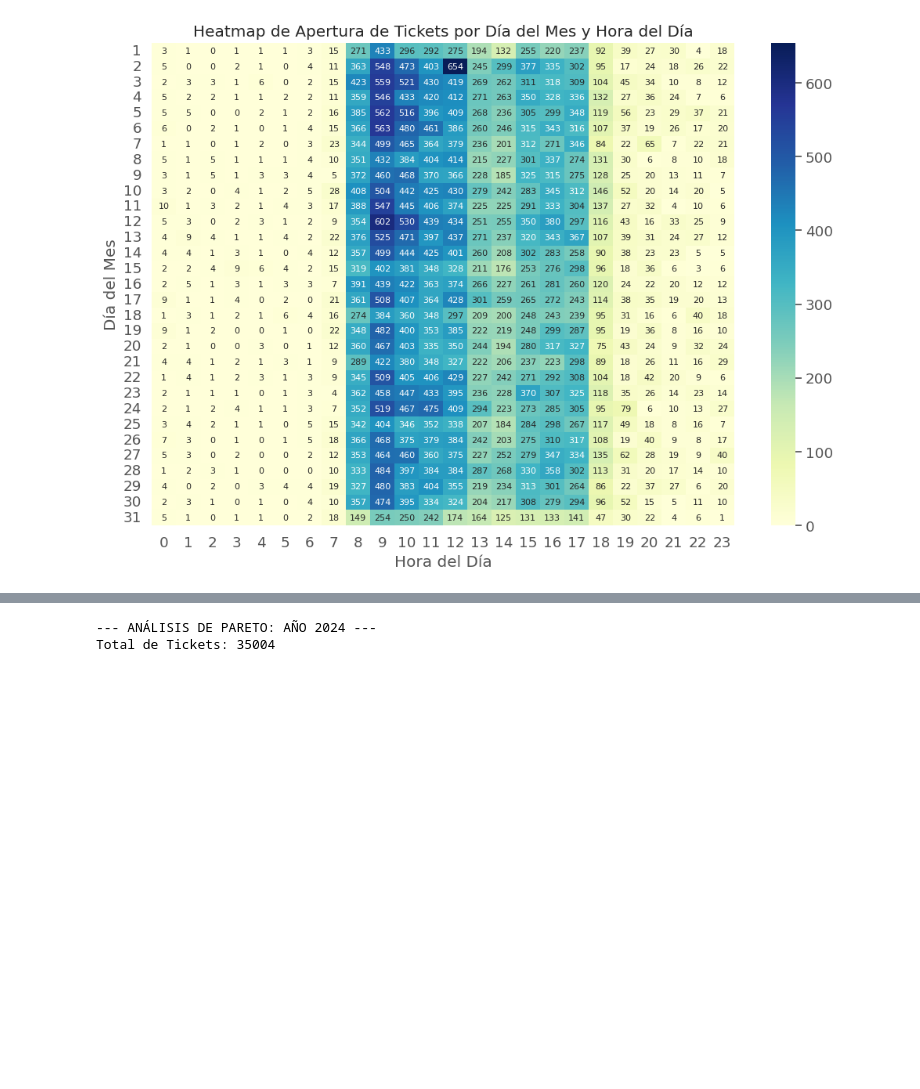
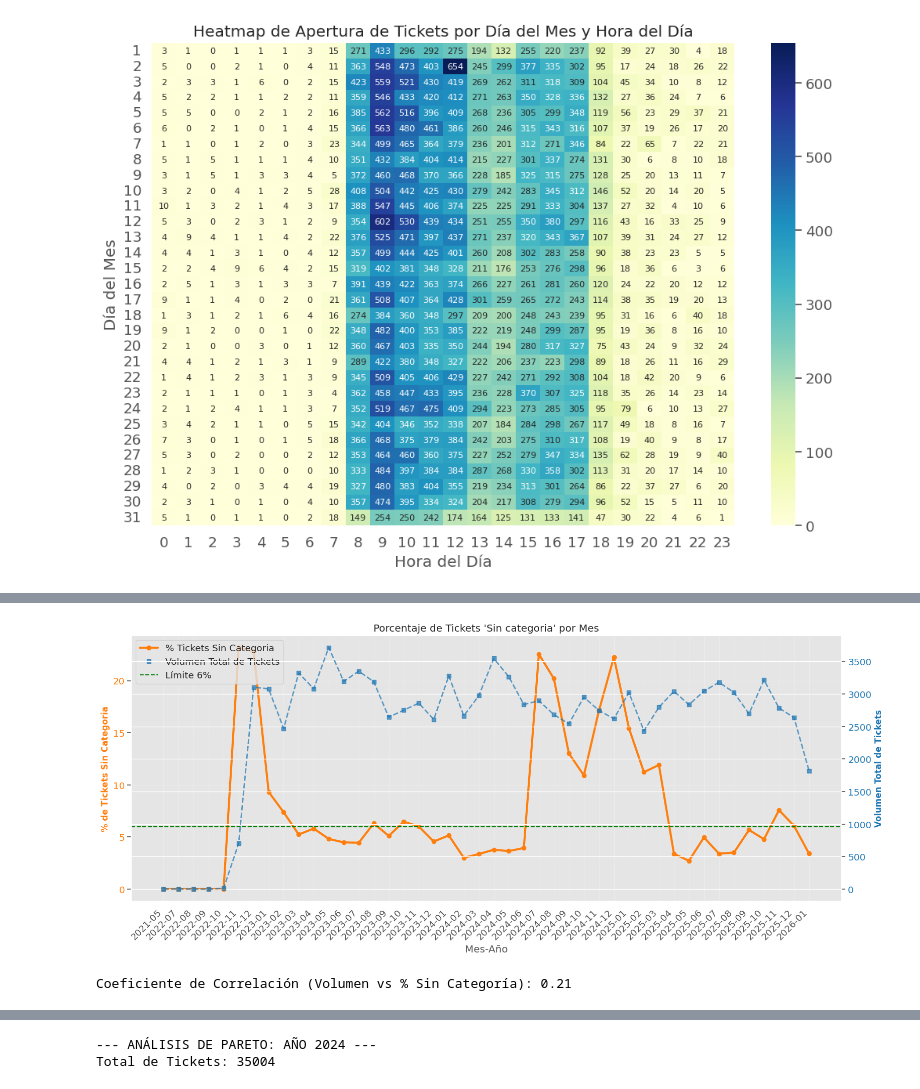
Before and after one commit to NicoFuentese/historical-analysis-management-tickets, a Jupyter notebook: notebooks/3.0-analisis-exploratorio.ipynb, the cells around one changed output, grey strips where cells are left out. Saved outputs shown, nothing was run; the diff lists cells and outputs as text; code cells hidden in the pictures; blank space fills up the shorter version.

```diff
--- a/notebooks/3.0-analisis-exploratorio.ipynb
+++ b/notebooks/3.0-analisis-exploratorio.ipynb
@@ -154,0 +235,54 @@ plot_heatmap(pivot_hora_dia_mes,
+# %%
+# Analisis de Tickets 'Sin categoria' a lo largo del tiempo respecto al volumen total de tickets
+
+df_sin_cat = df_all[df_all["area"] == "Sin Categoria"]
+df_con_cat = df_all[df_all["area"] != "Sin categoria"]
+
+conteo_mensual_total = df_all.groupby('fecha_de_apertura_periodo_mes')["id"].count()
+conteo_mensual_sincat = df_sin_cat.groupby('fecha_de_apertura_periodo_mes')["id"].count()
+
+pct_sincat = (conteo_mensual_sincat / conteo_mensual_total * 100).fillna(0)
+
+eje_x = pct_sincat.index.astype(str)
+
+fig, ax1 = plt.subplots(figsize=(16, 7))
+
+#eje izq % de tickets sin categoria
+color = 'tab:orange'
+ax1.set_xlabel('Mes-Año')
+ax1.set_ylabel('% de Tickets Sin Categoria', color=color, fontsize=12, fontweight='bold')
+linea1 = ax1.plot(eje_x, pct_sincat, color=color, marker='o', linewidth=3, label='% Tickets Sin Categoria')
+linea_umbral = ax1.axhline(y=6, color='green', linestyle='--', linewidth=1.5, label='Límite 6%')
+ax1.tick_params(axis='y', labelcolor=color)
+ax1.grid(True, alpha=0.3)
+ax1.axhline(y=6, color='green', linestyle='--', linewidth=1.5, label='Límite 6%')
+
+#eje Der Volumen de tickets
+ax2 = ax1.twinx()
+color_vol = 'tab:blue'
+ax2.set_ylabel('Volumen Total de Tickets', color=color_vol, fontsize=12, fontweight='bold')
+linea2 = ax2.plot(eje_x, conteo_mensual_total,
+                  color=color_vol,
+                  marker='s',
+                  linestyle="--",
+                  label='Volumen Total de Tickets',
+                  alpha=0.7,
+                  linewidth=2)
+ax2.tick_params(axis='y', labelcolor=color_vol)
+
+plt.title("Porcentaje de Tickets 'Sin categoria' por Mes")
+lineas = linea1 +linea2 + [linea_umbral]
+etiquetas = [l.get_label() for l in lineas]
+ax1.legend(lineas, etiquetas, loc='upper left')
+
+plt.setp(ax1.get_xticklabels(), rotation=45, ha="right")
+
+plt.tight_layout()
+plt.show()
+
+#correlacion
+correlacion = pct_sincat.corr(conteo_mensual_total)
+print(f"Coeficiente de Correlación (Volumen vs % Sin Categoría): {correlacion:.2f}")
+# %% [output]
+[figure, added]
+Coeficiente de Correlación (Volumen vs % Sin Categoría): 0.21
```
Also changed, not shown: parts of 4 cells of this notebook, 6 other files.
